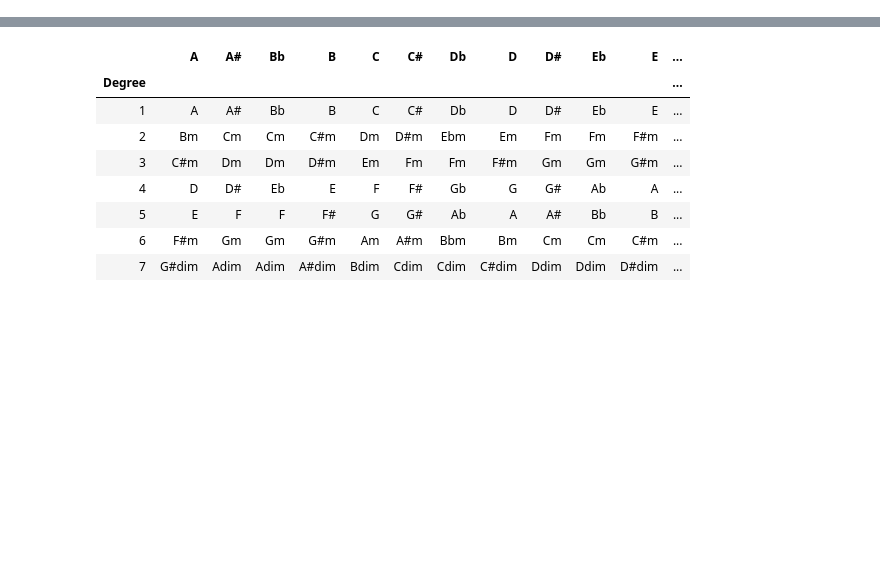
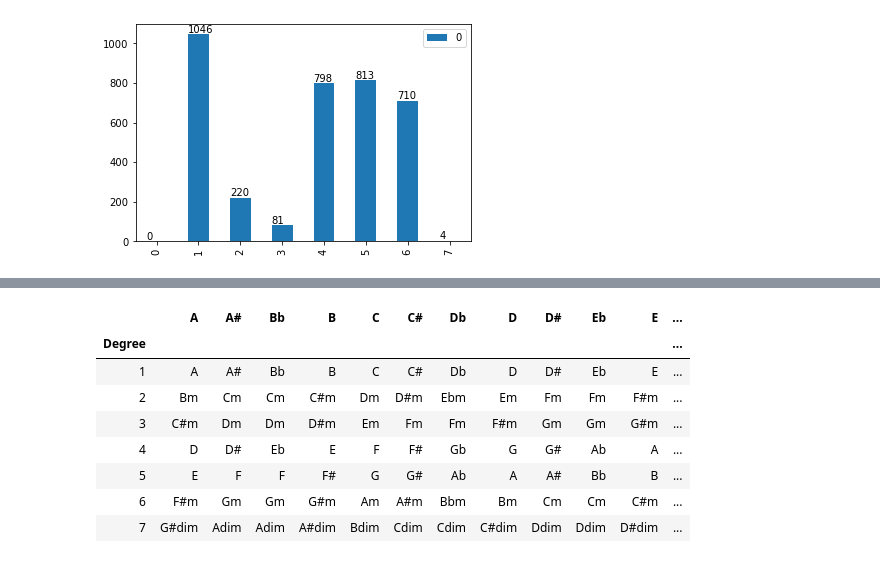
Before and after one commit to chardrew/make-a-pop-hit, a Jupyter notebook: 02 Data scraping/Chord progression scraper.ipynb, the cells around one changed output, grey strips where cells are left out. Cells and saved outputs as stored; diff of their text form; code cells hidden in the pictures; blank space fills up the shorter version.

```diff
--- a/02 Data scraping/Chord progression scraper.ipynb
+++ b/02 Data scraping/Chord progression scraper.ipynb
@@ -368,7 +354,7 @@ num_tabs = 50  # number of tabs wanted for dataset (will be rounded up to neares
 
 # End user input
 
-DATA_DIR = os.path.join(os.getcwd(), 'data')
+DATA_DIR = os.path.join(os.getcwd(), '..', '01 Analysis', 'data')
 KEY_CHORD_MAPPING_DIR = os.path.join(DATA_DIR, 'lookups')
 key_chord_mapping = pd.read_csv(os.path.join(KEY_CHORD_MAPPING_DIR, 'musical_key-triad_chord_mapping.csv'), index_col='Degree')
 
@@ -385,7 +371,7 @@ for index, tab_url in md['tab_url'].iteritems():  # get index to use as foreign
 
     # extract capo fret number to pitch up guitar chords to get the true chord
     try:
-        # eg. capo on 2nd fret, a chord that is denoted as Em is actually F#m
+        # eg. capo on 2nd fret, a chord that is denoted as Em is actually F#m (E -> F -> F#)
         capo = tab_data['meta']['capo']
     except KeyError:
         # capo key not present in json response
@@ -430,18 +416,18 @@ for index, tab_url in md['tab_url'].iteritems():  # get index to use as foreign
     # check if key (and chords) can be simplified
     key_changed = False
     if key in ['A#', 'D#', 'G#', 'C#', 'F#']:  # these keys can be represented more simply
-        key = sharp_to_flat(key)
+        key = switch_notation(key)
         key_changed = True
-    elif key in ['Cb']: # check separately to sharpened keys to avoid needing to check if key is flat or sharp
-        key = flat_to_sharp(key)
+    elif key in ['Cb']: # check separately to sharp keys to avoid needing to check if key is flat or sharp
+        key = switch_notation(key)
         key_changed = True
+
     if key_changed:  # update chords
         for ids, section in song['chords_simplified_pitch_corrected'].iteritems():
             sec = []
             for chord in section:
                 sec.append(switch_notation(chord))
-        song.at[ids, 'chords_simplified_pitch_corrected'] = sec
-
+            song.at[ids, 'chords_simplified_pitch_corrected'] = sec
     # add song's key to each of its sections in the dataframe
     song['key'] = [key] * len(song)
 
@@ -490,3 +457,25 @@ chords
+# %%
+# sanity check
+
+import matplotlib.pyplot as plt
+
+x = np.zeros(8)
+
+v = [1, 2, 3, 4, 5, 6, 7]  # valid chord degrees
+for j in chords['chords_numeric']:
+    for y in range(1, len(x)):
+        x[y] = x[y] + sum([1 if z == y else 0 for z in j])
+    x[0] = x[0] + sum([1 if z not in v else 0 for z in j])
+
+x = pd.DataFrame(x)
+x.plot.bar();
+for i, j in enumerate(x[0]):
+    plt.text(i - 0.25, j + 10, str(int(j)))
+
+# all chords are represented with numbers 1-7
+# there are no missed chords (represented by index 0)
+# %% [output]
+[figure, added]
 # %%
 md[md['tab_url'] == tab_url]
 # %% [output]
```
Also changed, not shown: parts of 9 cells of this notebook.
